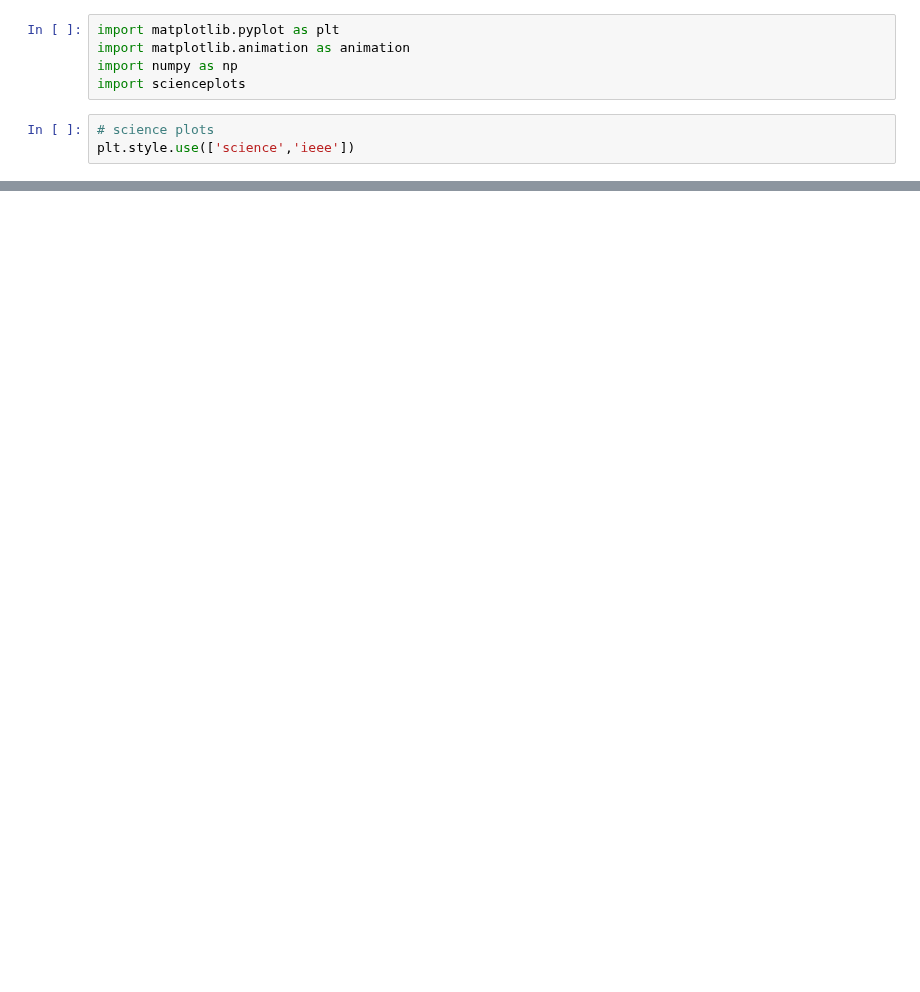
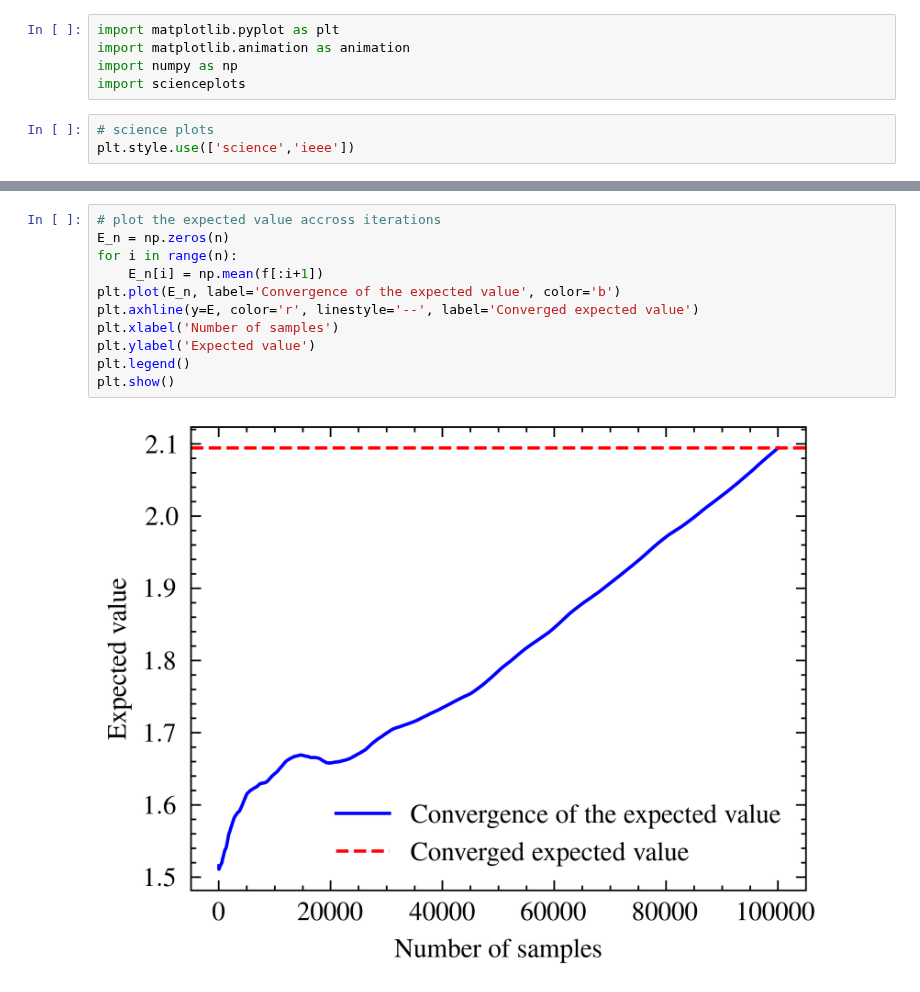
Before and after one commit to kanavmal/MATH512, a Jupyter notebook: Project 3/project3.ipynb, the cells around one changed output, grey strips where cells are left out. Drawn from its saved outputs; the diff is of its cells as text; blank space fills up the shorter version.

```diff
--- a/Project 3/project3.ipynb
+++ b/Project 3/project3.ipynb
@@ -107,0 +107,13 @@ The probability P(X_2 > 2) is: 0.8359216407835922
+# %%
+# plot the expected value accross iterations
+E_n = np.zeros(n)
+for i in range(n):
+    E_n[i] = np.mean(f[:i+1])
+plt.plot(E_n, label='Convergence of the expected value', color='b')
+plt.axhline(y=E, color='r', linestyle='--', label='Converged expected value')
+plt.xlabel('Number of samples')
+plt.ylabel('Expected value')
+plt.legend()
+plt.show()
+# %% [output]
+[figure, added]
```
Also changed, not shown: parts of 7 cells of this notebook, 26 other files.
